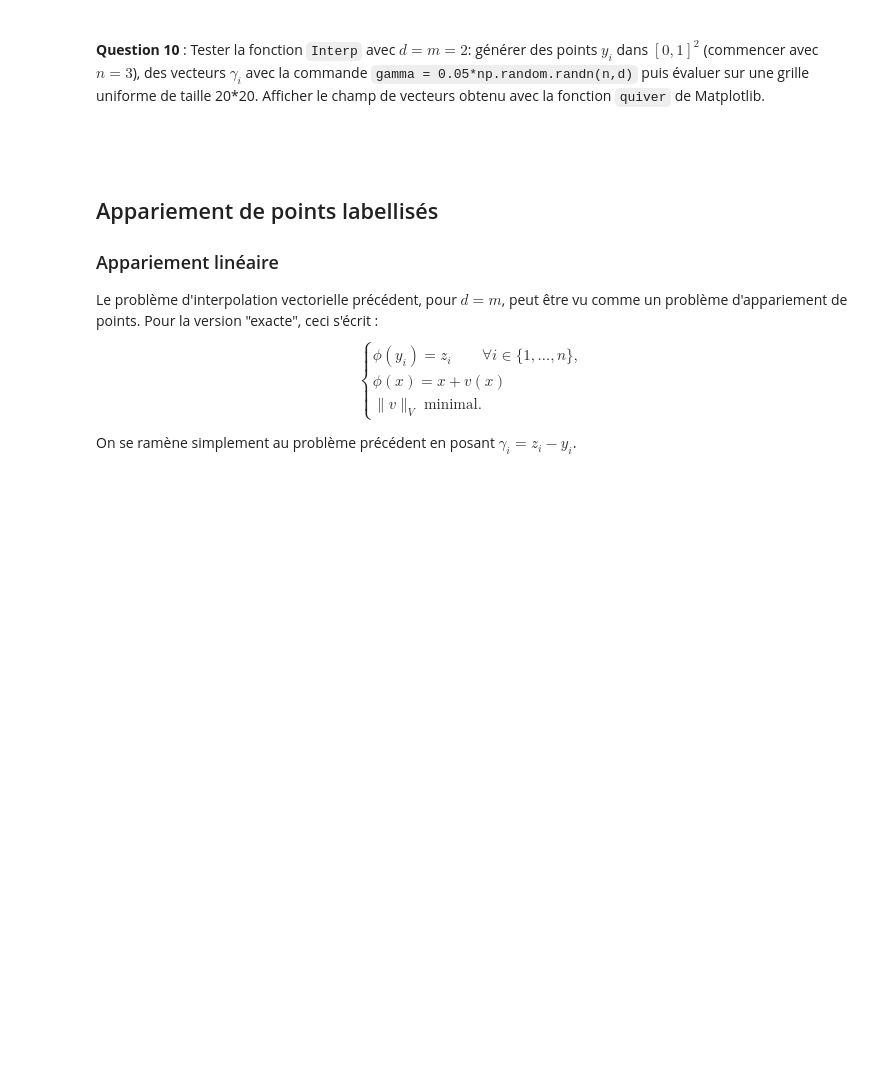
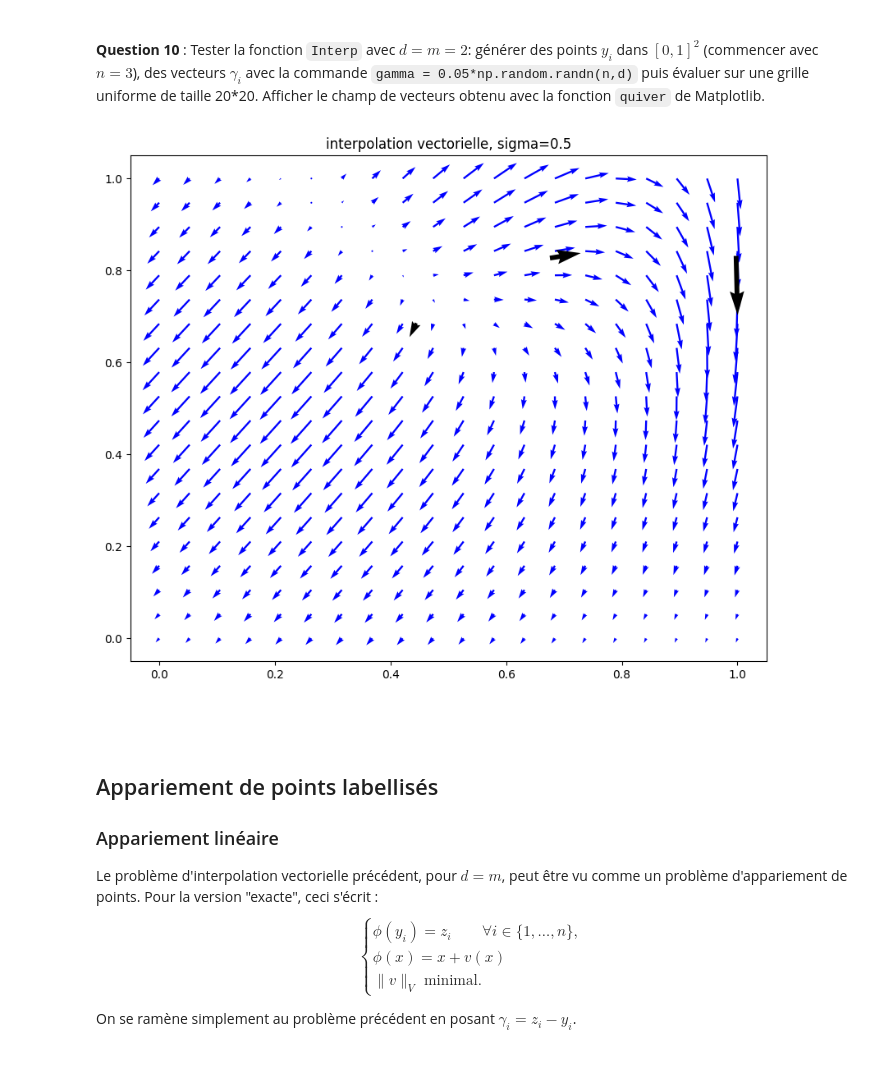
Before and after one commit to joanglaunes/GEF, a Jupyter notebook: TP1_GEF_corr.ipynb, the cells around one changed output. Drawn from its saved outputs; the diff is of its cells as text; code cells hidden in the pictures; blank space fills up the shorter version.

```diff
--- a/TP1_GEF_corr.ipynb
+++ b/TP1_GEF_corr.ipynb
@@ -241,20 +322,28 @@ __Question 10__ : Tester la fonction `Interp` avec $d=m=2$: générer des points
 # %%
 def InterpGrid2D(X1,X2,y,c,h,l=0) :
     # ... à compléter
     # modification de InterpGrid devant renvoyer un interpolant vectoriel et non scalaire
+    p,q = X1.shape
+    x = np.concatenate((np.reshape(X1,(p*q,1)),np.reshape(X2,(p*q,1))),axis=1)
+    vx = Interp(x,y,c,h,l)
+    V1 = np.reshape(vx[:,0],(p,q))
+    V2 = np.reshape(vx[:,1],(p,q))
+    return V1, V2
 
 n = 3
 d = 2
 m = 2
 sigma = .5
 y = np.random.rand(n,d)
 gamma = 0.05*np.random.randn(n,m)
 t = np.linspace(0,1,20)
 X1, X2 = np.meshgrid(t,t)
 V1, V2 = InterpGrid2D(X1,X2,y,gamma,gauss(sigma))
 plt.title("interpolation vectorielle, sigma="+str(sigma))
 plt.quiver(X1,X2,V1,V2,color='b')
 plt.quiver(y[:,0],y[:,1],gamma[:,0],gamma[:,1]);
+# %% [output]
+[figure, added]
 # %% [markdown]
 
 <br>
```
Also changed, not shown: parts of 26 cells of this notebook.
